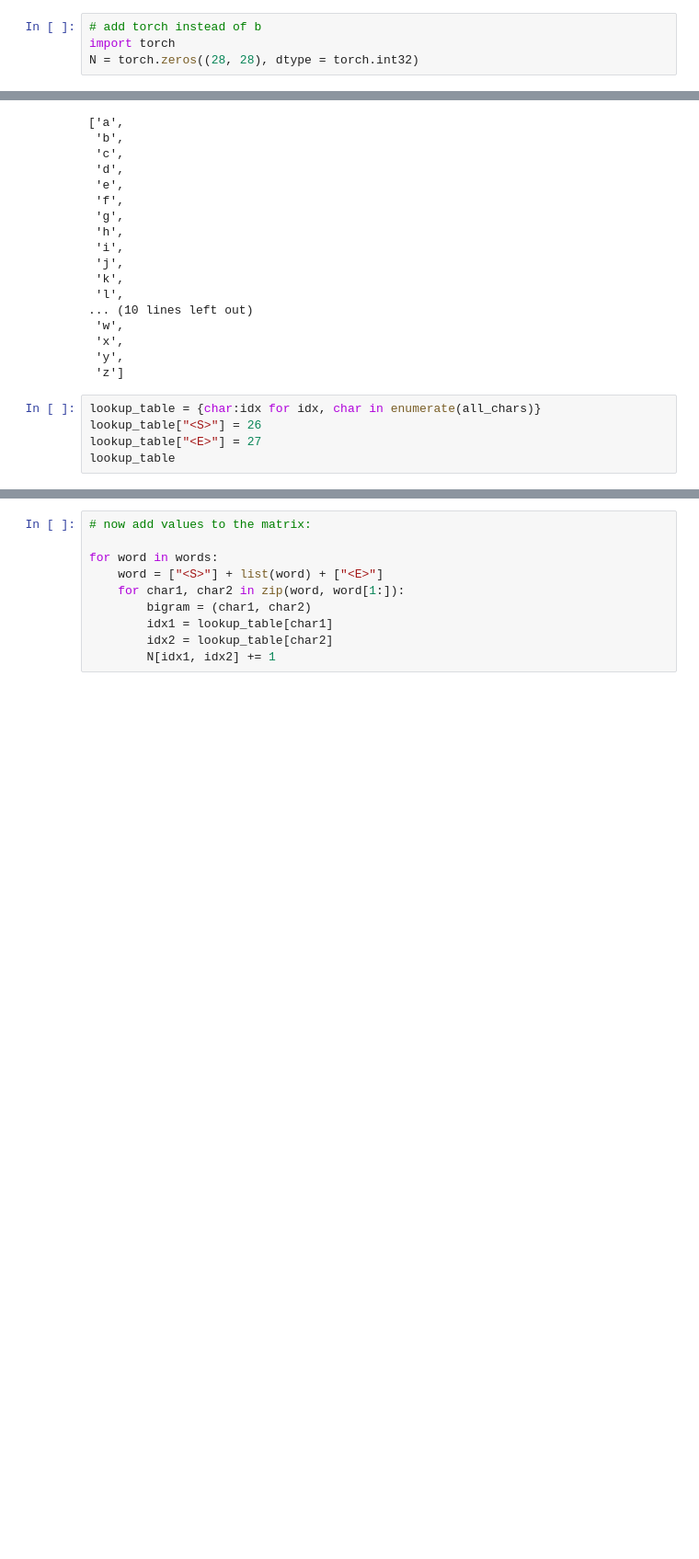
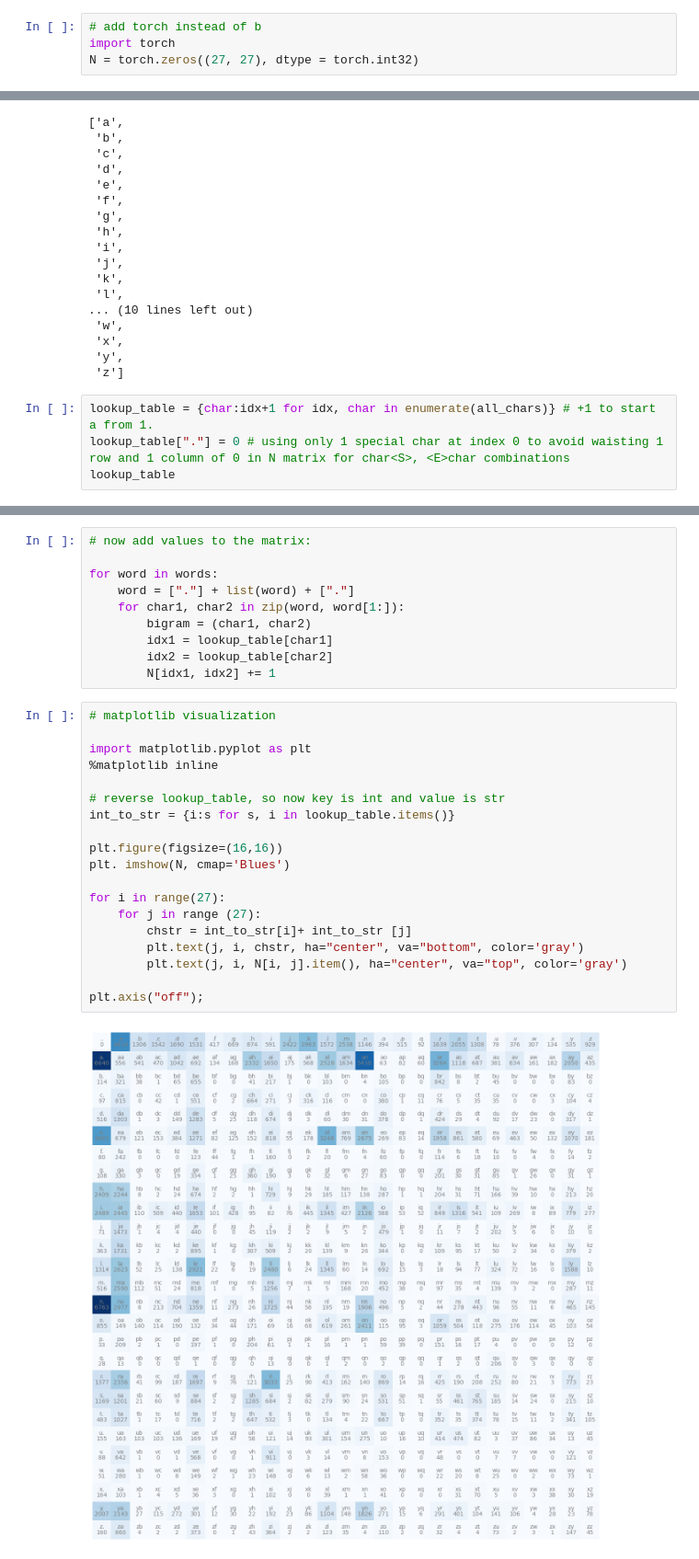
Before and after one commit to ironzo/TRANSFORMER, a Jupyter notebook: Lecture2/makemore.ipynb, the cells around one changed output, grey strips where cells are left out. Shown at 92% size. Cells and saved outputs as stored; diff of their text form; blank space fills up the shorter version.

```diff
--- a/Lecture2/makemore.ipynb
+++ b/Lecture2/makemore.ipynb
@@ -45,7 +45,7 @@ sorted(b.items(), key=lambda _:-_[1])
 # %%
 # add torch instead of b
 import torch
-N = torch.zeros((28, 28), dtype = torch.int32)
+N = torch.zeros((27, 27), dtype = torch.int32)
 # %%
 # we want to store the matrix of frequencies, where column 1 is the bigram char 1, and row 1 is the bigram char 2 and on the crossing is their frequency
 # matrix is called N
@@ -72,8 +72,7 @@ all_chars
  'y',
  'z']
 # %%
-lookup_table = {char:idx for idx, char in enumerate(all_chars)}
-lookup_table["<S>"] = 26
-lookup_table["<E>"] = 27
+lookup_table = {char:idx+1 for idx, char in enumerate(all_chars)} # +1 to start a from 1.
+lookup_table["."] = 0 # using only 1 special char at index 0 to avoid waisting 1 row and 1 column of 0 in N matrix for char<S>, <E>char combinations
 lookup_table
 # %% [output]
@@ -98,9 +97,30 @@ lookup_table
 # now add values to the matrix:
 
 for word in words:
-    word = ["<S>"] + list(word) + ["<E>"]
+    word = ["."] + list(word) + ["."]
     for char1, char2 in zip(word, word[1:]):
         bigram = (char1, char2)
         idx1 = lookup_table[char1]
         idx2 = lookup_table[char2]
         N[idx1, idx2] += 1
+# %%
+# matplotlib visualization
+
+import matplotlib.pyplot as plt
+%matplotlib inline
+
+# reverse lookup_table, so now key is int and value is str
+int_to_str = {i:s for s, i in lookup_table.items()}
+
+plt.figure(figsize=(16,16))
+plt. imshow(N, cmap='Blues')
+
+for i in range(27):
+    for j in range (27):
+        chstr = int_to_str[i]+ int_to_str [j]
+        plt.text(j, i, chstr, ha="center", va="bottom", color='gray')
+        plt.text(j, i, N[i, j].item(), ha="center", va="top", color='gray')
+
+plt.axis("off");
+# %% [output]
+[figure, added]
```
Also changed, not shown: parts of 10 cells of this notebook.
